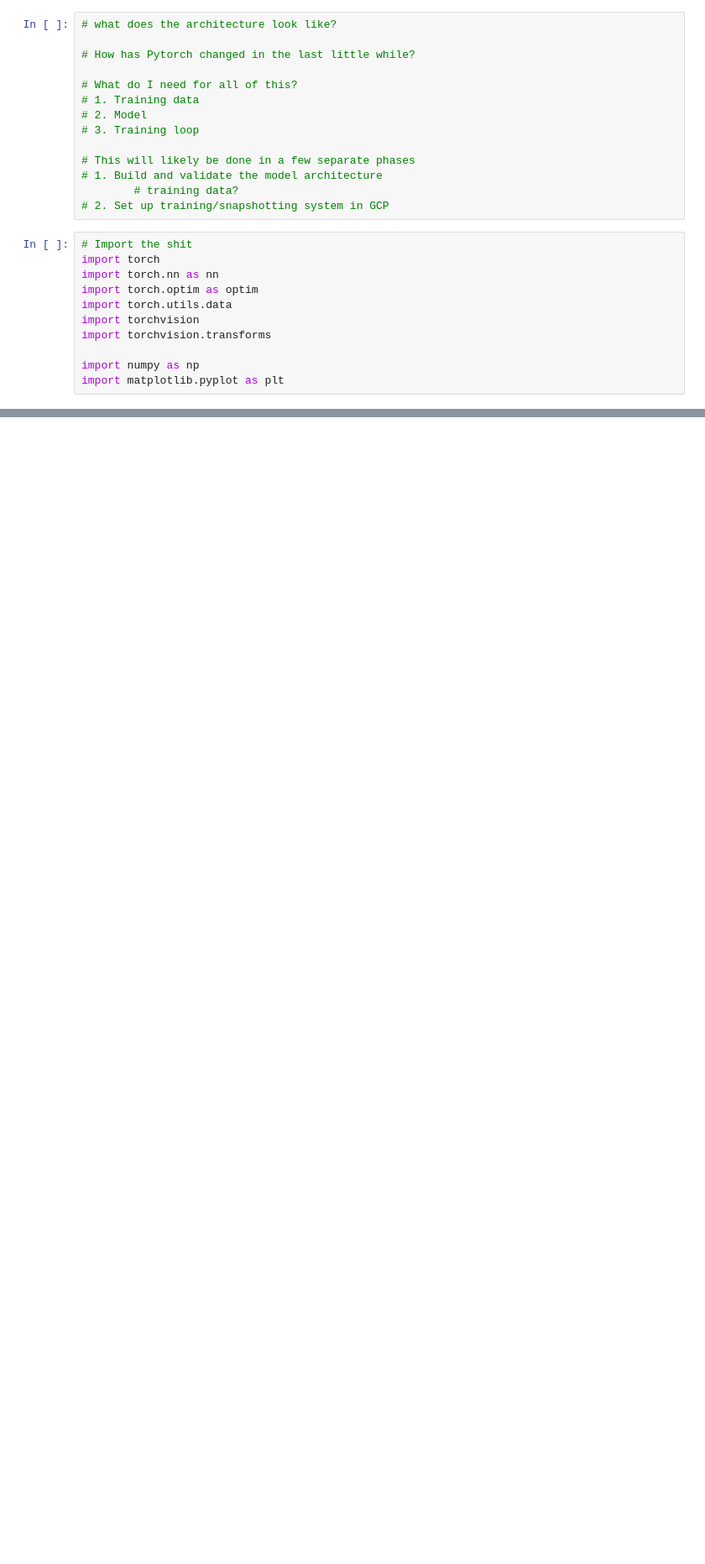
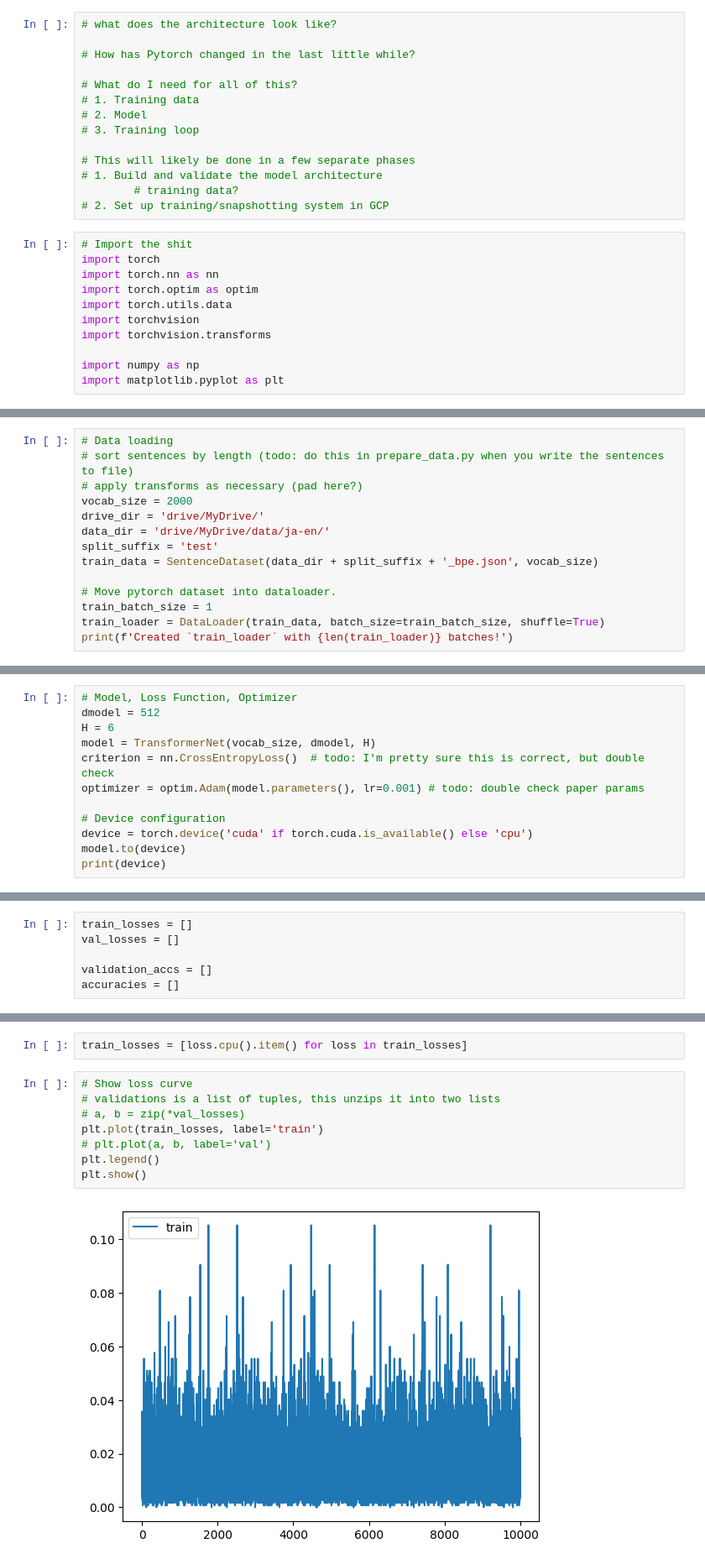
Before and after one commit to sethcoast/attention, a Jupyter notebook: attention_is_all_you_need.ipynb, the cells around one changed output, grey strips where cells are left out. Shown: that part at 84% size. Saved outputs shown, nothing was run; the diff lists cells and outputs as text; blank space fills up the shorter version.

```diff
--- a/attention_is_all_you_need.ipynb
+++ b/attention_is_all_you_need.ipynb
@@ -127,0 +250,14 @@ class TransformerNet(nn.Module):
+# %%
+# Data loading
+# sort sentences by length (todo: do this in prepare_data.py when you write the sentences to file)
+# apply transforms as necessary (pad here?)
+vocab_size = 2000
+drive_dir = 'drive/MyDrive/'
+data_dir = 'drive/MyDrive/data/ja-en/'
+split_suffix = 'test'
+train_data = SentenceDataset(data_dir + split_suffix + '_bpe.json', vocab_size)
+
+# Move pytorch dataset into dataloader.
+train_batch_size = 1
+train_loader = DataLoader(train_data, batch_size=train_batch_size, shuffle=True)
+print(f'Created `train_loader` with {len(train_loader)} batches!')
@@ -127,0 +266,12 @@ class TransformerNet(nn.Module):
+# %%
+# Model, Loss Function, Optimizer
+dmodel = 512
+H = 6
+model = TransformerNet(vocab_size, dmodel, H)
+criterion = nn.CrossEntropyLoss()  # todo: I'm pretty sure this is correct, but double check
+optimizer = optim.Adam(model.parameters(), lr=0.001) # todo: double check paper params
+
+# Device configuration
+device = torch.device('cuda' if torch.cuda.is_available() else 'cpu')
+model.to(device)
+print(device)
@@ -127,0 +280,6 @@ class TransformerNet(nn.Module):
+# %%
+train_losses = []
+val_losses = []
+
+validation_accs = []
+accuracies = []
@@ -127,0 +358,12 @@ class TransformerNet(nn.Module):
+# %%
+train_losses = [loss.cpu().item() for loss in train_losses]
+# %%
+# Show loss curve
+# validations is a list of tuples, this unzips it into two lists
+# a, b = zip(*val_losses)
+plt.plot(train_losses, label='train')
+# plt.plot(a, b, label='val')
+plt.legend()
+plt.show()
+# %% [output]
+[figure, added]
```
Also changed, not shown: parts of 27 cells of this notebook.
